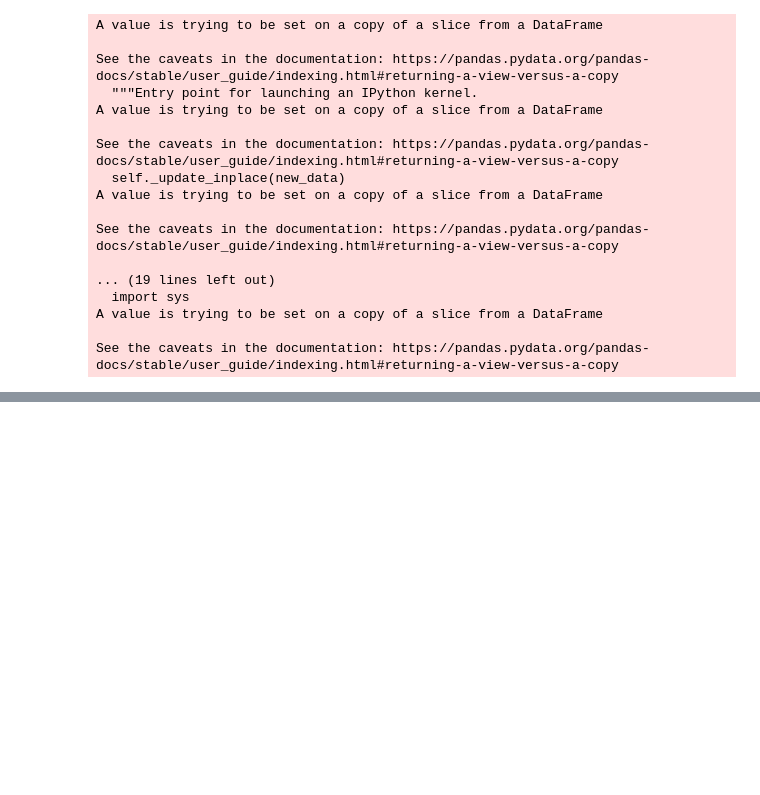
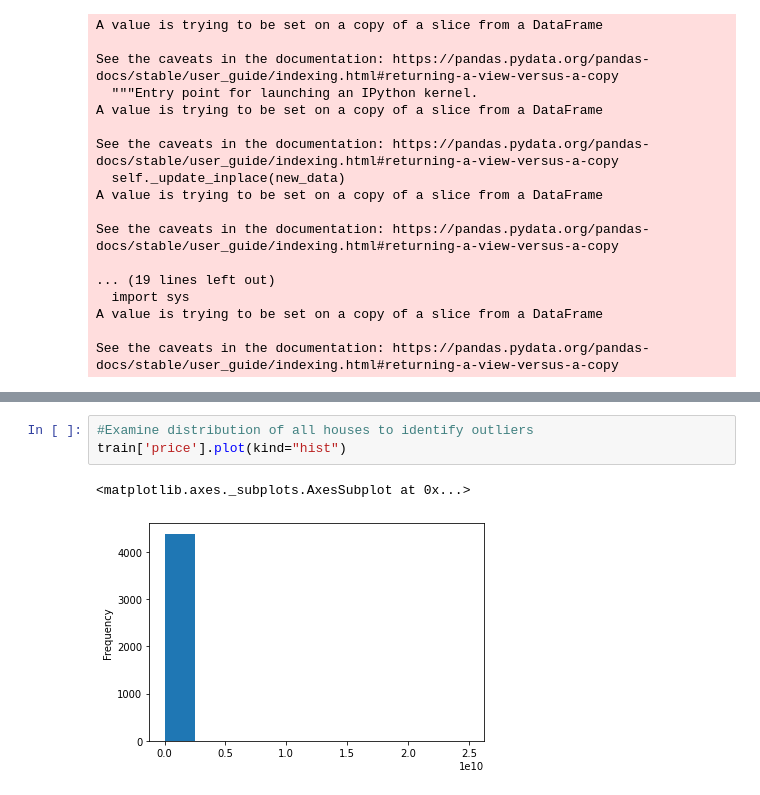
Before and after one commit to Ayanlola2002/DATA-SCIENCE-PROJECTS, a Jupyter notebook: ProjectWebscraping.ipynb, the cells around one changed output, grey strips where cells are left out. Cells and saved outputs as stored; diff of their text form; blank space fills up the shorter version.

```diff
--- a/ProjectWebscraping.ipynb
+++ b/ProjectWebscraping.ipynb
@@ -243,0 +426,6 @@ ld.head()
+# %%
+#Examine distribution of all houses to identify outliers
+train['price'].plot(kind="hist")
+# %% [output]
+<matplotlib.axes._subplots.AxesSubplot at 0x...>
+[figure, added]
```
Also changed, not shown: parts of 31 cells of this notebook.
